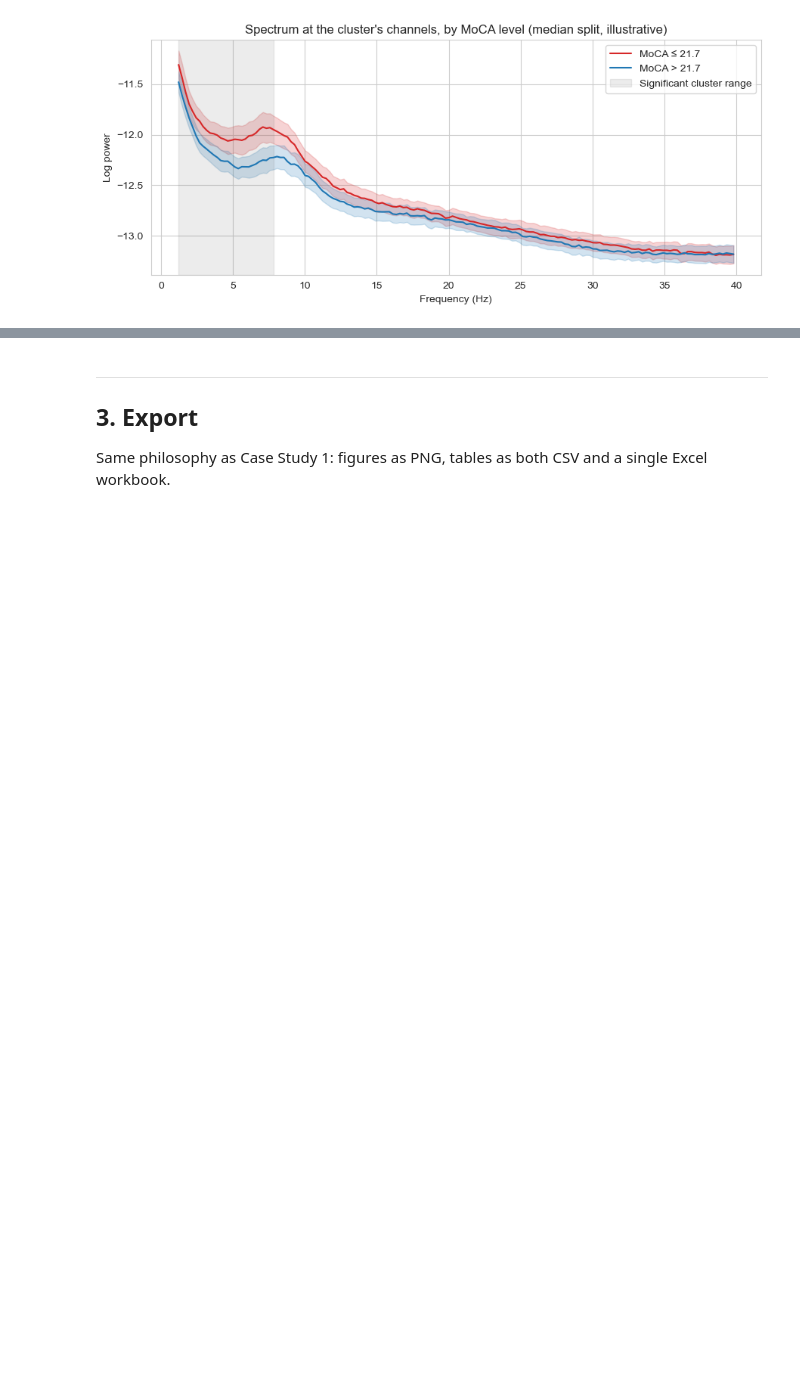
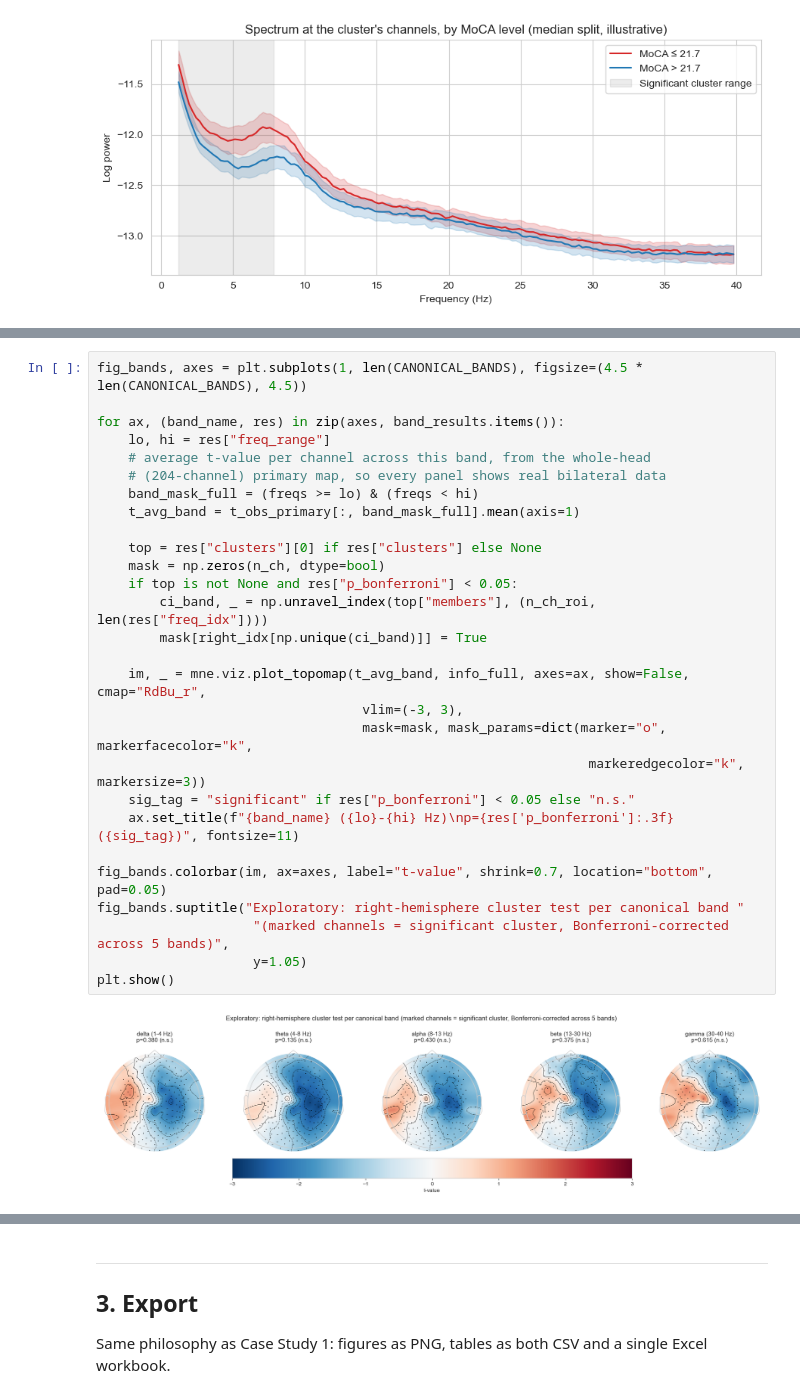
Before and after one commit to SanCamilloIRCCS-OndaLab/tutorial_EEG-NPSY, a Jupyter notebook: python/CaseStudy_2/CaseStudy_2.ipynb, the cells around one changed output, grey strips where cells are left out. Drawn from its saved outputs; the diff is of its cells as text; blank space fills up the shorter version.

```diff
--- a/python/CaseStudy_2/CaseStudy_2.ipynb
+++ b/python/CaseStudy_2/CaseStudy_2.ipynb
@@ -516,0 +567,30 @@ plt.show()
+# %%
+fig_bands, axes = plt.subplots(1, len(CANONICAL_BANDS), figsize=(4.5 * len(CANONICAL_BANDS), 4.5))
+
+for ax, (band_name, res) in zip(axes, band_results.items()):
+    lo, hi = res["freq_range"]
+    # average t-value per channel across this band, from the whole-head
+    # (204-channel) primary map, so every panel shows real bilateral data
+    band_mask_full = (freqs >= lo) & (freqs < hi)
+    t_avg_band = t_obs_primary[:, band_mask_full].mean(axis=1)
+
+    top = res["clusters"][0] if res["clusters"] else None
+    mask = np.zeros(n_ch, dtype=bool)
+    if top is not None and res["p_bonferroni"] < 0.05:
+        ci_band, _ = np.unravel_index(top["members"], (n_ch_roi, len(res["freq_idx"])))
+        mask[right_idx[np.unique(ci_band)]] = True
+
+    im, _ = mne.viz.plot_topomap(t_avg_band, info_full, axes=ax, show=False, cmap="RdBu_r",
+                                  vlim=(-3, 3),
+                                  mask=mask, mask_params=dict(marker="o", markerfacecolor="k",
+                                                               markeredgecolor="k", markersize=3))
+    sig_tag = "significant" if res["p_bonferroni"] < 0.05 else "n.s."
+    ax.set_title(f"{band_name} ({lo}-{hi} Hz)\np={res['p_bonferroni']:.3f} ({sig_tag})", fontsize=11)
+
+fig_bands.colorbar(im, ax=axes, label="t-value", shrink=0.7, location="bottom", pad=0.05)
+fig_bands.suptitle("Exploratory: right-hemisphere cluster test per canonical band "
+                    "(marked channels = significant cluster, Bonferroni-corrected across 5 bands)",
+                    y=1.05)
+plt.show()
+# %% [output]
+[figure, added]
```
Also changed, not shown: parts of 7 cells of this notebook, 3 other files.
